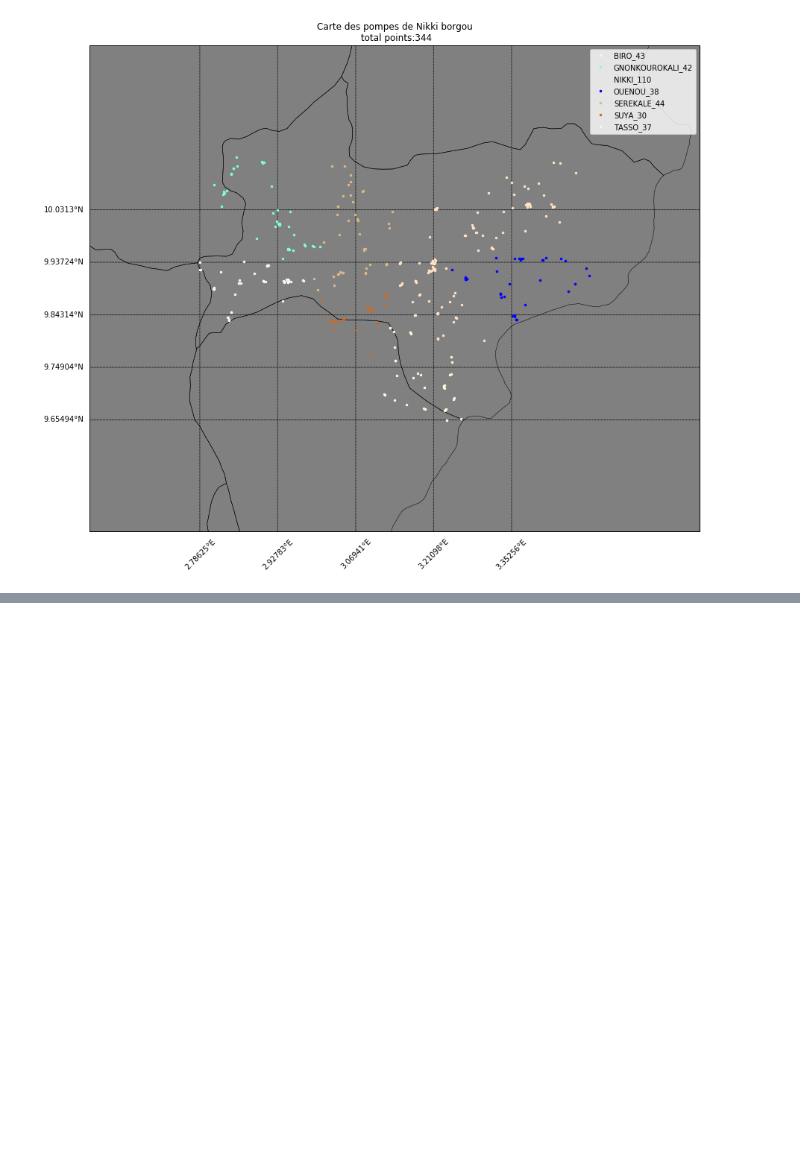
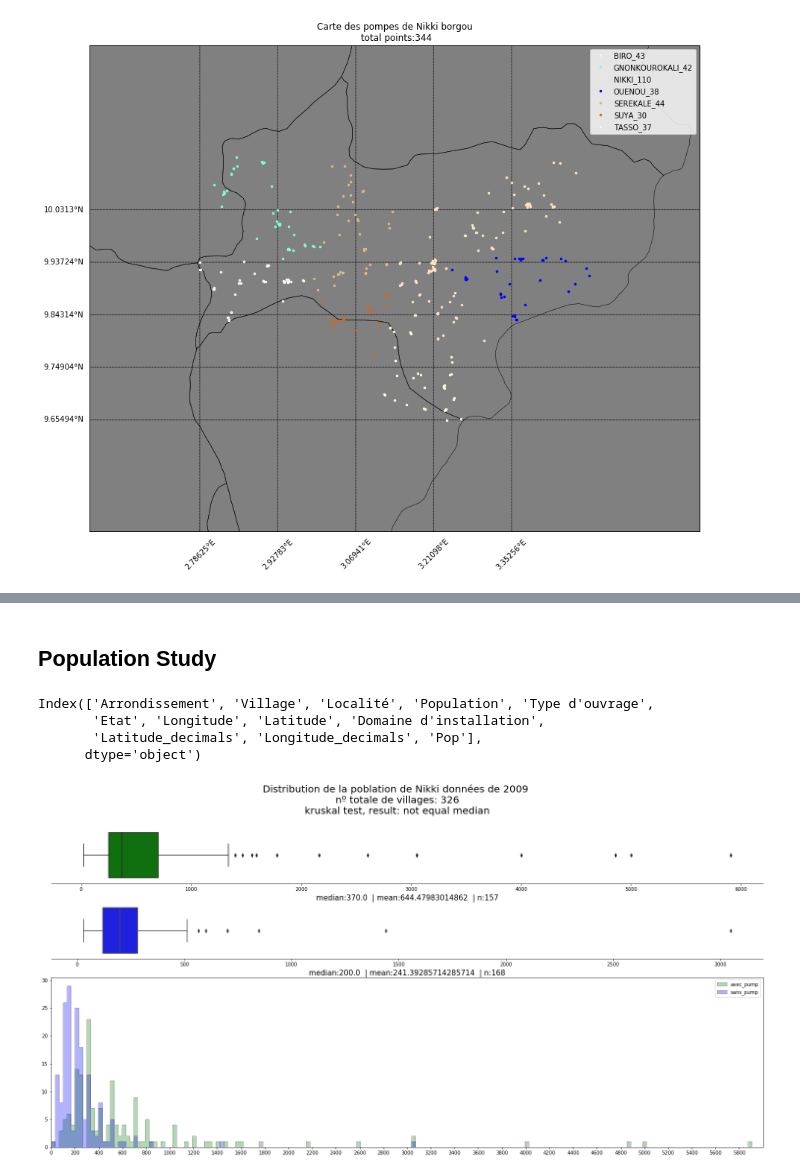
Before and after one commit to OANInternational/aguapp-ds, a Jupyter notebook: create_pump_map.ipynb, the cells around one changed output, grey strips where cells are left out. Saved outputs shown, nothing was run; the diff lists cells and outputs as text; code cells hidden in the pictures; blank space fills up the shorter version.

Commit message:
Added population statistic study

```diff
--- a/create_pump_map.ipynb
+++ b/create_pump_map.ipynb
@@ -525,0 +579,60 @@ drawbubblemap(df_2009_points,title,zoom,False)
+# %% [markdown]
+## Population Study
+# %%
+df_2009['Pop']=[int(pop) if pop else None for pop in df_2009['Population'] ]
+# %%
+df_2009.columns
+# %% [output]
+Index(['Arrondissement', 'Village', 'Localité', 'Population', 'Type d'ouvrage',
+       'Etat', 'Longitude', 'Latitude', 'Domaine d'installation',
+       'Latitude_decimals', 'Longitude_decimals', 'Pop'],
+      dtype='object')
+# %%
+dfex=df_2009.groupby('Localité')
+# %%
+df_localite=df_2009.groupby('Localité')
+
+df_pop = pd.DataFrame(index=df_localite.size().index.tolist(), columns=['Pop','haspump'])
+df_pop['Pop'] = list(df_localite['Pop'].mean())
+df_pop['haspump'] = [bool(re.search('FPM',ouvre)) for ouvre in list(dfex["Type d'ouvrage"].sum())]
+# %%
+f, (ax_box1,axbox2,ax_hist) = plt.subplots(3, gridspec_kw={'height_ratios': [2,2, 6]})
+
+n=3
+bins=np.arange(0,6000+int(100/n),int(100/n))
+subplots=[ax_box1,axbox2]
+
+kwargs = dict(histtype='stepfilled', alpha=0.3, bins=bins,edgecolor='black')
+for label,boolean,subplot,color in zip(['avec_pump','sans_pump'],[True,False],subplots,['green','blue']):
+
+  data=df_pop[df_pop['haspump']==boolean]['Pop'].dropna()
+
+  ax_hist.hist(data,label=label,color=color,**kwargs)
+
+  sns.boxplot(data, ax=subplot,color=color)
+  sns.despine(ax=subplot, left=True)
+  subplot.set(yticks=[])
+  subplot.set_xlabel('median:'+str(data.quantile(0.5))+'  | '+
+                       'mean:'+str(data.mean())+'  | '+
+                       'n:'+str(len(data))+'\n\n',fontsize=15)
+
+test = stats.kruskal(df_pop[df_pop['haspump']==True]['Pop'].dropna(),
+                     df_pop[df_pop['haspump']==False]['Pop'].dropna())
+if test[1]>0.05:
+  test='equal median'
+else:
+  test='not equal median'
+
+f.suptitle('Distribution de la poblation de Nikki données de 2009'+
+           '\n nº totale de villages: '+str(len(df_pop))+
+          '\n kruskal test, result: '+str(test),
+          fontsize=20)
+
+ax_hist.set_xticks(np.arange(0,6000,200))
+ax_hist.set_xlim([0,6000])
+ax_hist.legend()
+
+
+plt.show()
+# %% [output]
+[figure, added]
```
Also changed, not shown: parts of 27 cells of this notebook.
